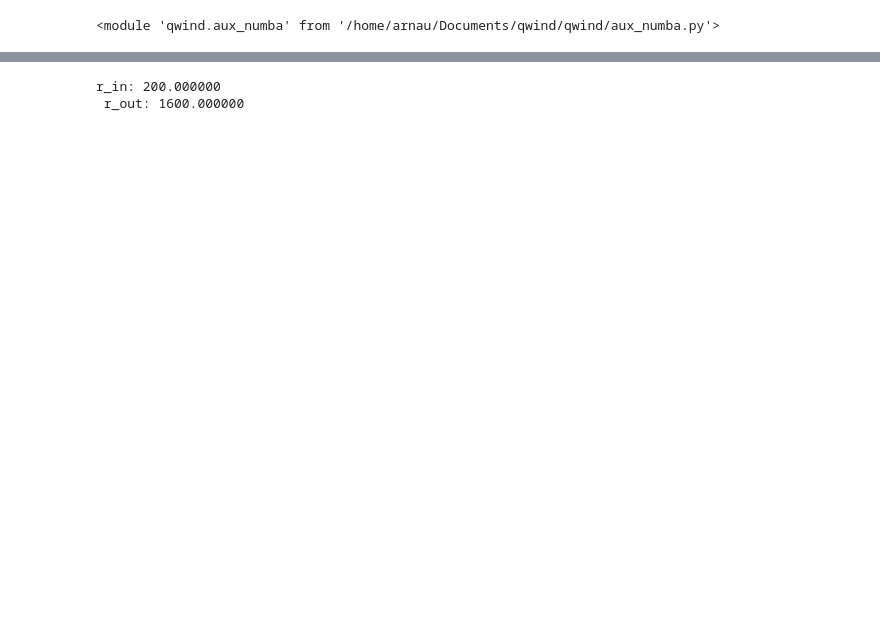
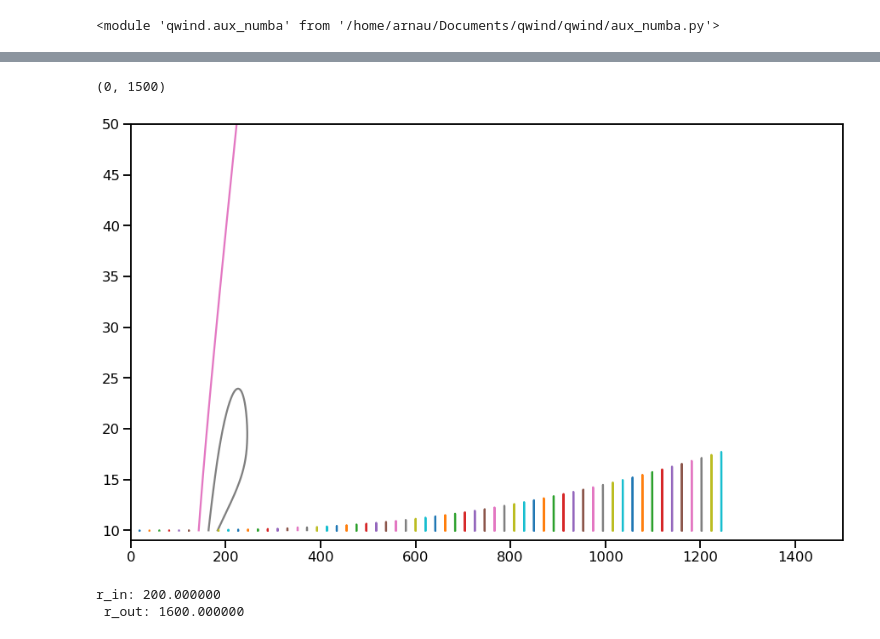
Before and after one commit to arnauqb/qwind, a Jupyter notebook: Notebooks/01_incorporationg_fractions.ipynb, the cells around one changed output, grey strips where cells are left out. Saved outputs shown, nothing was run; the diff lists cells and outputs as text; code cells hidden in the pictures; blank space fills up the shorter version.

```diff
--- a/Notebooks/01_incorporationg_fractions.ipynb
+++ b/Notebooks/01_incorporationg_fractions.ipynb
@@ -27,2 +21,0 @@ r_in: 17.803971
-# %%
-line = qw.line(r_0 = 375)
@@ -71 +57,11 @@ Line 6 of 20
+# %%
+plt.figure(figsize = (15,9))
+for line in qw.lines:
+    plt.plot(line.r_hist, line.z_hist)
+
+plt.ylim(9,50)
+plt.xlim(0,1500)
+# %% [output]
+(0, 1500)
+[figure, added]
 # %%
```
Also changed, not shown: parts of 8 cells of this notebook, 5 other files.
